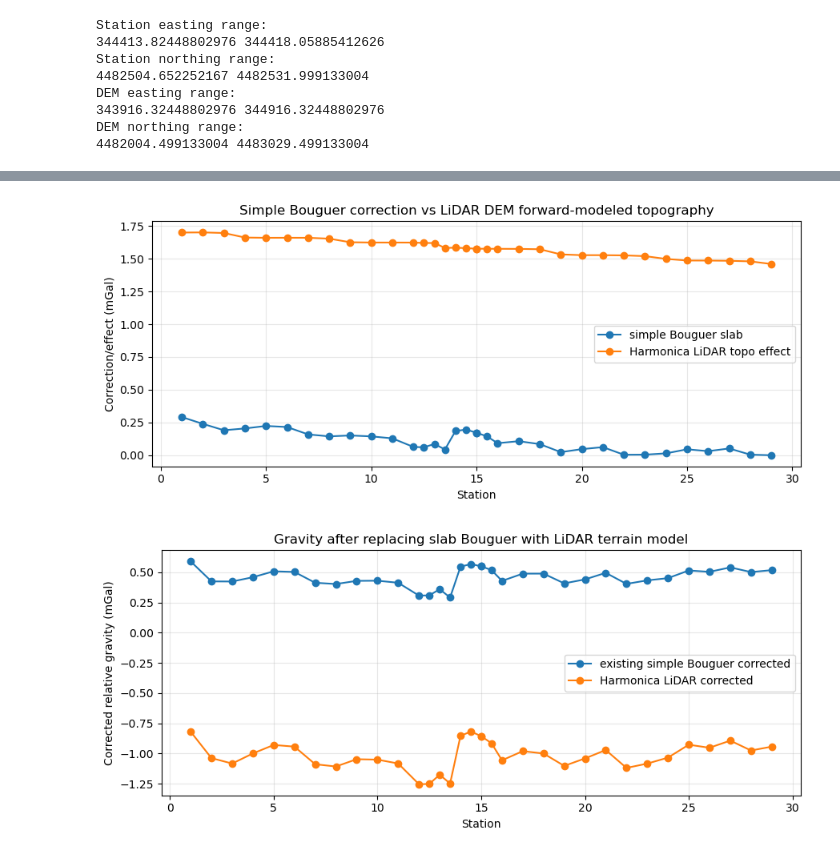
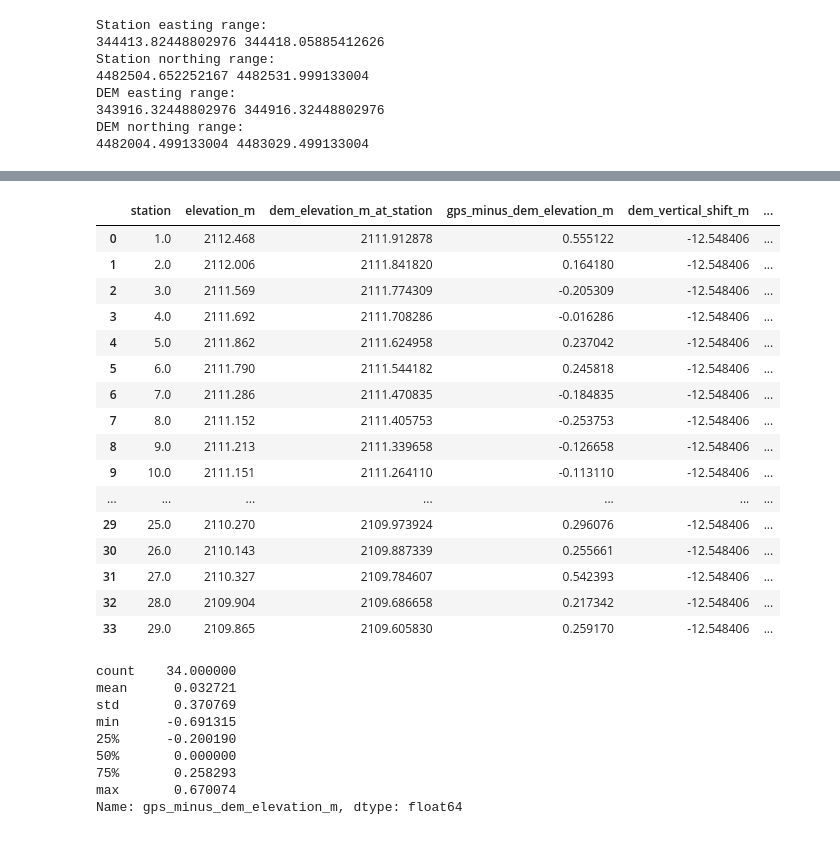
Before and after one commit to tessamurphy16/Geophysical-Characterization-of-the-Historic-Onyx-Mine-in-Steamboat-Springs-CO.-, a Jupyter notebook: notebooks/WORKING ipynb files/Gravity_LiDAR_Terrain_Corrections.ipynb, the cells around one changed output, grey strips where cells are left out. Drawn from its saved outputs; the diff is of its cells as text; code cells hidden in the pictures.

```diff
--- a/notebooks/WORKING ipynb files/Gravity_LiDAR_Terrain_Corrections.ipynb
+++ b/notebooks/WORKING ipynb files/Gravity_LiDAR_Terrain_Corrections.ipynb
@@ -179,8 +159,43 @@ OMP: Info #276: omp_set_nested routine deprecated, please use omp_set_max_active
-# %%
-tc.plot_qc(out)
-# %% [output]
-[figure, removed]
-[figure, removed]
+# %%
+qc_cols = [
+    "station",
+    "elevation_m",
+    "dem_elevation_m_at_station",
+    "gps_minus_dem_elevation_m",
+    "dem_vertical_shift_m",
+    "obs_height_used_m",
+]
+
+display(out[[c for c in qc_cols if c in out.columns]])
+
+print(out["gps_minus_dem_elevation_m"].describe())
+# %% [output]
+|  | station | elevation_m | dem_elevation_m_at_station | gps_minus_dem_elevation_m | dem_vertical_shift_m | ... |
+| 0 | 1.0 | 2112.468 | 2111.912878 | 0.555122 | -12.548406 | ... |
+| 1 | 2.0 | 2112.006 | 2111.841820 | 0.164180 | -12.548406 | ... |
+| 2 | 3.0 | 2111.569 | 2111.774309 | -0.205309 | -12.548406 | ... |
+| 3 | 4.0 | 2111.692 | 2111.708286 | -0.016286 | -12.548406 | ... |
+| 4 | 5.0 | 2111.862 | 2111.624958 | 0.237042 | -12.548406 | ... |
+| 5 | 6.0 | 2111.790 | 2111.544182 | 0.245818 | -12.548406 | ... |
+| 6 | 7.0 | 2111.286 | 2111.470835 | -0.184835 | -12.548406 | ... |
+| 7 | 8.0 | 2111.152 | 2111.405753 | -0.253753 | -12.548406 | ... |
+| 8 | 9.0 | 2111.213 | 2111.339658 | -0.126658 | -12.548406 | ... |
+| 9 | 10.0 | 2111.151 | 2111.264110 | -0.113110 | -12.548406 | ... |
+| ... | ... | ... | ... | ... | ... | ... |
+| 29 | 25.0 | 2110.270 | 2109.973924 | 0.296076 | -12.548406 | ... |
+| 30 | 26.0 | 2110.143 | 2109.887339 | 0.255661 | -12.548406 | ... |
+| 31 | 27.0 | 2110.327 | 2109.784607 | 0.542393 | -12.548406 | ... |
+| 32 | 28.0 | 2109.904 | 2109.686658 | 0.217342 | -12.548406 | ... |
+| 33 | 29.0 | 2109.865 | 2109.605830 | 0.259170 | -12.548406 | ... |
+count    34.000000
+mean      0.032721
+std       0.370769
+min      -0.691315
+25%      -0.200190
+50%       0.000000
+75%       0.258293
+max       0.670074
+Name: gps_minus_dem_elevation_m, dtype: float64
 # %%
 def plot_qc_demeaned(out):
     import matplotlib.pyplot as plt
```
Also changed, not shown: parts of 16 cells of this notebook, 2 other files.
